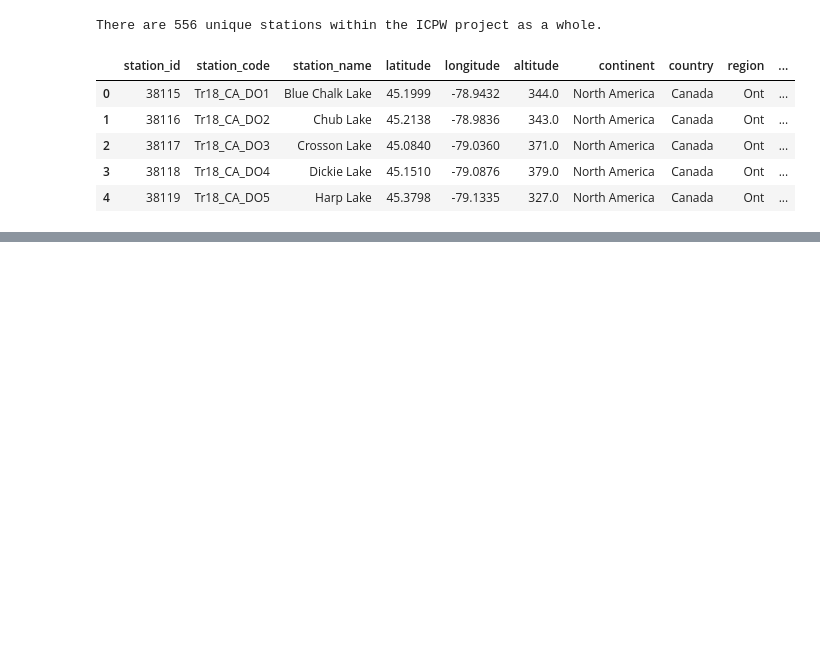
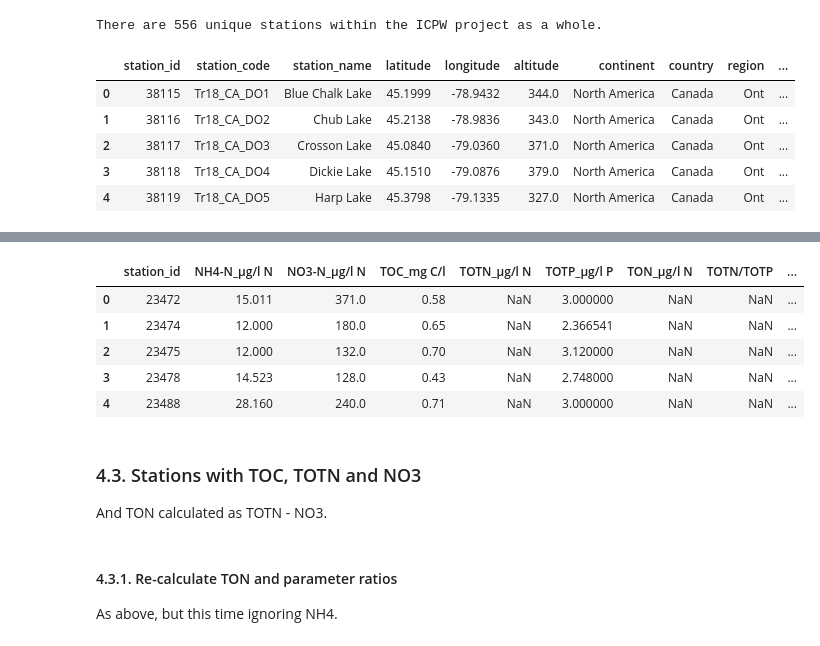
Before and after one commit to JamesSample/icpw2, a Jupyter notebook: thematic_report_2020/thematic_report_2020_nitrogen_part4.ipynb, the cells around one changed output, grey strips where cells are left out. Drawn from its saved outputs; the diff is of its cells as text; code cells hidden in the pictures; blank space fills up the shorter version.

```diff
--- a/thematic_report_2020/thematic_report_2020_nitrogen_part4.ipynb
+++ b/thematic_report_2020/thematic_report_2020_nitrogen_part4.ipynb
@@ -278,0 +274,26 @@ with eng.begin() as conn:
+# %%
+# Calculate medians
+med_df = ann_df.query("(station_id in @sel_stns) and (year >= 2012)")
+med_df = med_df.groupby("station_id").median().reset_index()
+
+del med_df["depth1"], med_df["depth2"], med_df["year"]
+
+csv_path = f"./results/medians_2012-2016/medians_2012-2016_no3.csv"
+med_df.to_csv(csv_path, index=False)
+
+med_df.head()
+# %% [output]
+|  | station_id | NH4-N_µg/l N | NO3-N_µg/l N | TOC_mg C/l | TOTN_µg/l N | TOTP_µg/l P | TON_µg/l N | TOTN/TOTP | ... |
+| 0 | 23472 | 15.011 | 371.0 | 0.58 | NaN | 3.000000 | NaN | NaN | ... |
+| 1 | 23474 | 12.000 | 180.0 | 0.65 | NaN | 2.366541 | NaN | NaN | ... |
+| 2 | 23475 | 12.000 | 132.0 | 0.70 | NaN | 3.120000 | NaN | NaN | ... |
+| 3 | 23478 | 14.523 | 128.0 | 0.43 | NaN | 2.748000 | NaN | NaN | ... |
+| 4 | 23488 | 28.160 | 240.0 | 0.71 | NaN | 3.000000 | NaN | NaN | ... |
+# %% [markdown]
+### 4.3. Stations with TOC, TOTN and NO3
+
+And TON calculated as TOTN - NO3.
+# %% [markdown]
+#### 4.3.1. Re-calculate TON and parameter ratios
+
+As above, but this time ignoring NH4.
```
Also changed, not shown: parts of 40 cells of this notebook, 7 other files.
